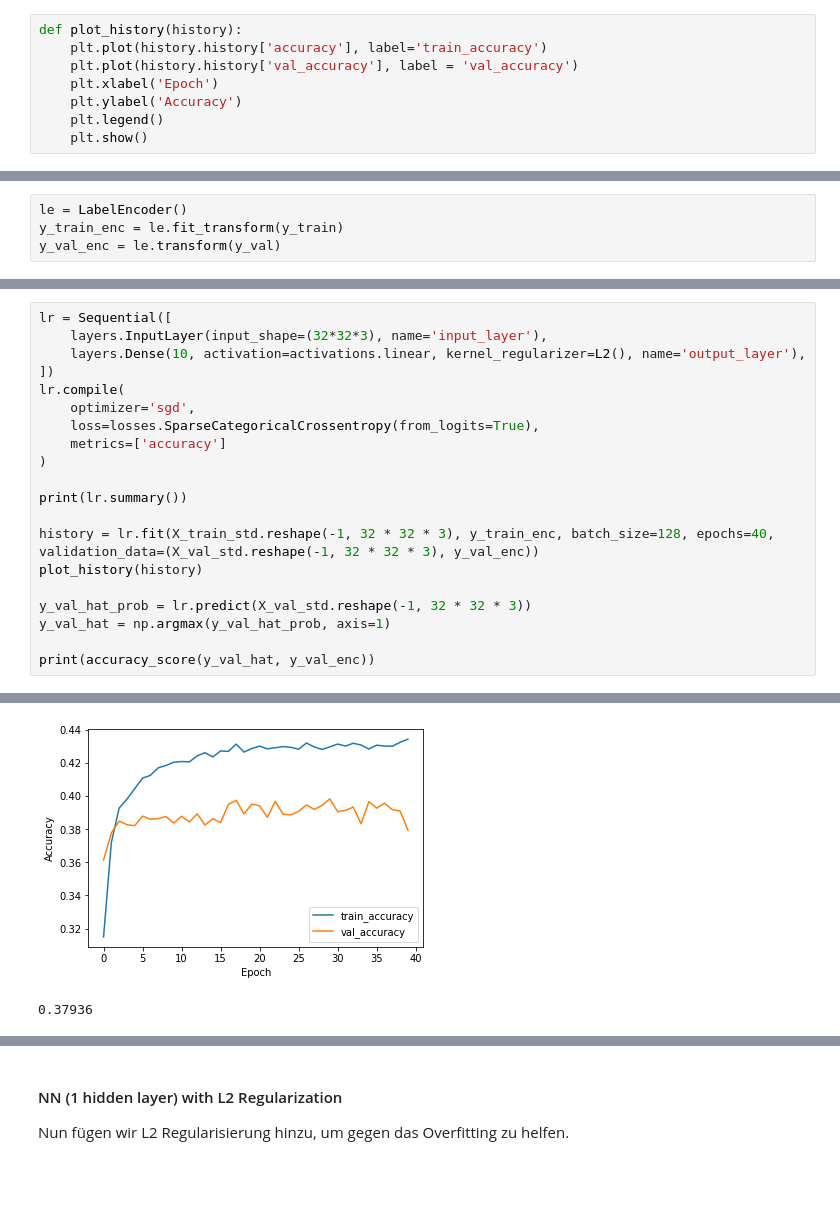
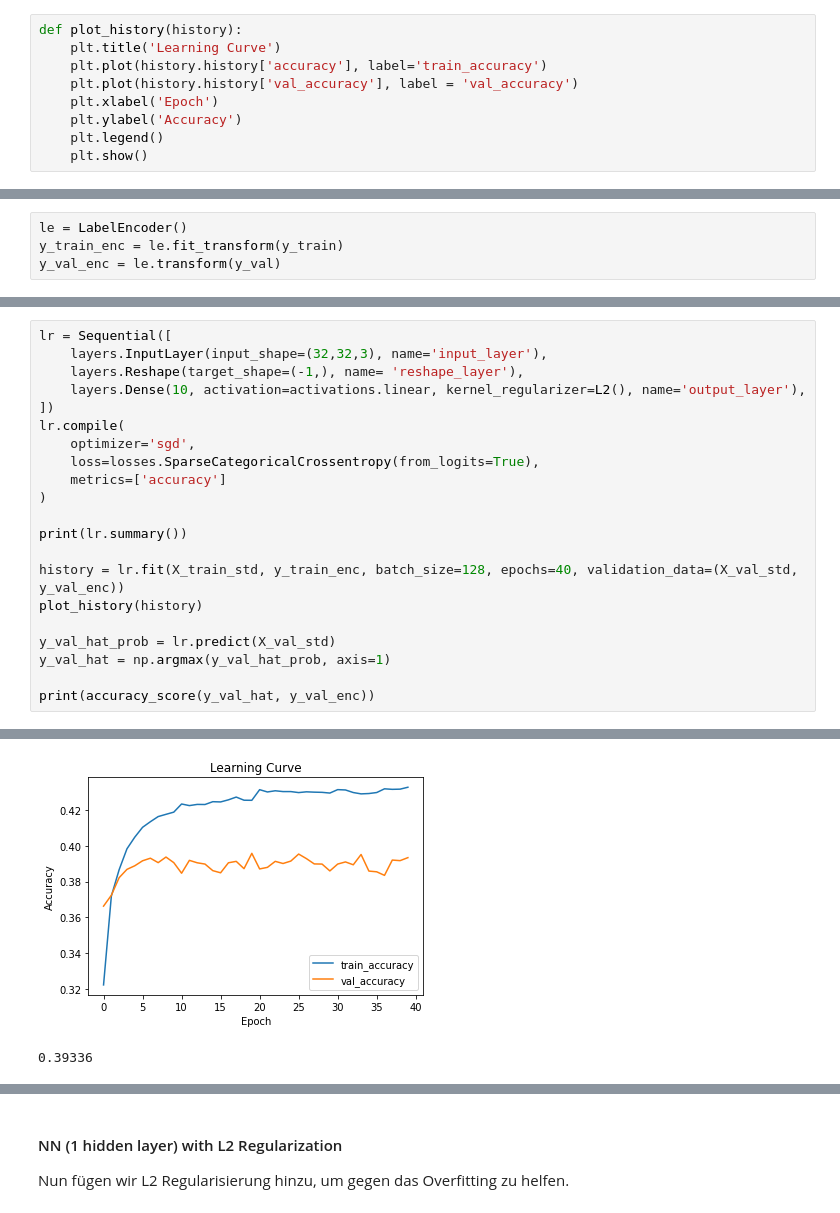
Before and after one commit to benikm91/cas_ml_lab_cifar10, a Jupyter notebook: src/5_neural_network.ipynb, the cells around one changed output, grey strips where cells are left out. Cells and saved outputs as stored; diff of their text form; blank space fills up the shorter version.

Commit message:
Add Reshape to model

```diff
--- a/src/5_neural_network.ipynb
+++ b/src/5_neural_network.ipynb
@@ -28,6 +28,7 @@ WARNING: You are using pip version 21.1.2; however, version 22.1 is available.
 You should consider upgrading via the '/Users/beni/Documents/Kennwerte/IdeaProjects/cas_machine_learning_cifar10/venv/bin/python -m pip install --upgrade pip' command.
 # %%
 def plot_history(history):
+    plt.title('Learning Curve')
     plt.plot(history.history['accuracy'], label='train_accuracy')
     plt.plot(history.history['val_accuracy'], label = 'val_accuracy')
     plt.xlabel('Epoch')
@@ -95,7 +99,8 @@ Zuerst bauen wir die `Logistic Regression` als Neural Network nach.
 Die Performanz sollte ähnlich sein zu unserer `Logistic Regression` Baseline.
 # %%
 lr = Sequential([
-    layers.InputLayer(input_shape=(32*32*3), name='input_layer'),
+    layers.InputLayer(input_shape=(32,32,3), name='input_layer'),
+    layers.Reshape(target_shape=(-1,), name= 'reshape_layer'),
     layers.Dense(10, activation=activations.linear, kernel_regularizer=L2(), name='output_layer'),
 ])
 lr.compile(
@@ -106,10 +111,10 @@ lr.compile(
 
 print(lr.summary())
 
-history = lr.fit(X_train_std.reshape(-1, 32 * 32 * 3), y_train_enc, batch_size=128, epochs=40, validation_data=(X_val_std.reshape(-1, 32 * 32 * 3), y_val_enc))
+history = lr.fit(X_train_std, y_train_enc, batch_size=128, epochs=40, validation_data=(X_val_std, y_val_enc))
 plot_history(history)
 
-y_val_hat_prob = lr.predict(X_val_std.reshape(-1, 32 * 32 * 3))
+y_val_hat_prob = lr.predict(X_val_std)
 y_val_hat = np.argmax(y_val_hat_prob, axis=1)
 
 print(accuracy_score(y_val_hat, y_val_enc))
@@ -134,5 +154,5 @@ Epoch 40/40
-[figure, old version]
+[figure, new version]
-0.37936
+0.39336
 # %% [markdown]
 #### NN (1 hidden layer) no Regularization
 
```
Also changed, not shown: parts of 8 cells of this notebook.
